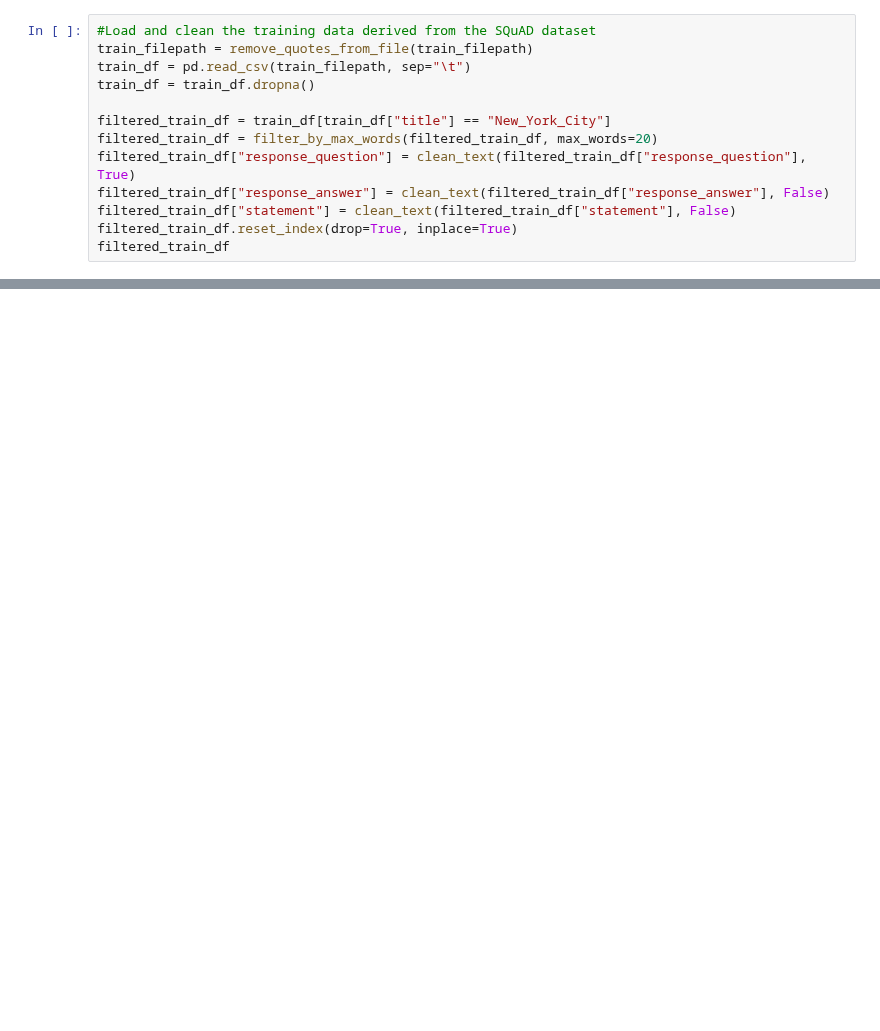
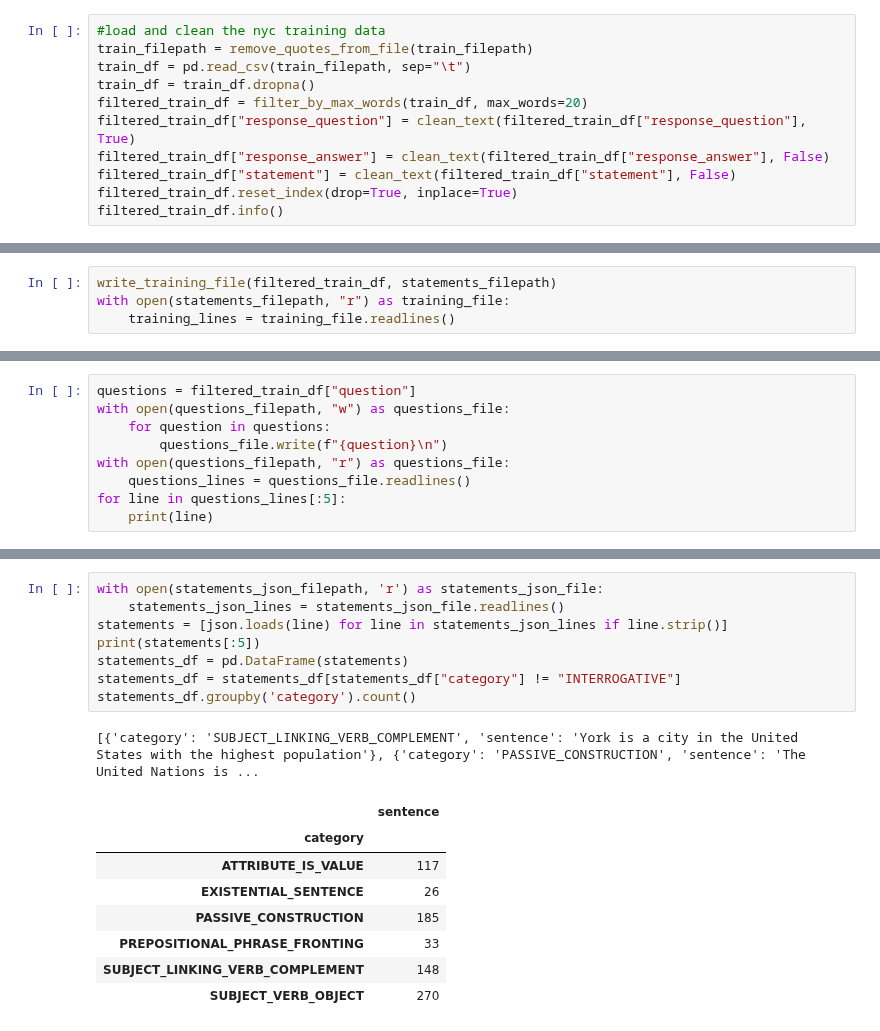
Before and after one commit to cjwalmsley/Training-and-evaluating-cognitive-language-models, a Jupyter notebook: annabell_pre_training.ipynb, the cells around one changed output, grey strips where cells are left out. Drawn from its saved outputs; the diff is of its cells as text; blank space fills up the shorter version.

```diff
--- a/annabell_pre_training.ipynb
+++ b/annabell_pre_training.ipynb
@@ -111,14 +27,12 @@ pre_training_questions
 # %%
-#Load and clean the training data derived from the SQuAD dataset
+#load and clean the nyc training data
 train_filepath = remove_quotes_from_file(train_filepath)
 train_df = pd.read_csv(train_filepath, sep="\t")
 train_df = train_df.dropna()
-
-filtered_train_df = train_df[train_df["title"] == "New_York_City"]
-filtered_train_df = filter_by_max_words(filtered_train_df, max_words=20)
+filtered_train_df = filter_by_max_words(train_df, max_words=20)
 filtered_train_df["response_question"] = clean_text(filtered_train_df["response_question"], True)
 filtered_train_df["response_answer"] = clean_text(filtered_train_df["response_answer"], False)
 filtered_train_df["statement"] = clean_text(filtered_train_df["statement"], False)
 filtered_train_df.reset_index(drop=True, inplace=True)
-filtered_train_df
+filtered_train_df.info()
 # %% [output]
@@ -198,0 +69,4 @@ cleaned_pre_training_statements
+# %%
+write_training_file(filtered_train_df, statements_filepath)
+with open(statements_filepath, "r") as training_file:
+    training_lines = training_file.readlines()
@@ -198,0 +75,9 @@ cleaned_pre_training_statements
+# %%
+questions = filtered_train_df["question"]
+with open(questions_filepath, "w") as questions_file:
+    for question in questions:
+        questions_file.write(f"{question}\n")
+with open(questions_filepath, "r") as questions_file:
+    questions_lines = questions_file.readlines()
+for line in questions_lines[:5]:
+    print(line)
@@ -198,0 +101,18 @@ cleaned_pre_training_statements
+# %%
+with open(statements_json_filepath, 'r') as statements_json_file:
+    statements_json_lines = statements_json_file.readlines()
+statements = [json.loads(line) for line in statements_json_lines if line.strip()]
+print(statements[:5])
+statements_df = pd.DataFrame(statements)
+statements_df = statements_df[statements_df["category"] != "INTERROGATIVE"]
+statements_df.groupby('category').count()
+# %% [output]
+[{'category': 'SUBJECT_LINKING_VERB_COMPLEMENT', 'sentence': 'York is a city in the United States with the highest population'}, {'category': 'PASSIVE_CONSTRUCTION', 'sentence': 'The United Nations is ...
+|  | sentence |
+| category |  |
+| ATTRIBUTE_IS_VALUE | 117 |
+| EXISTENTIAL_SENTENCE | 26 |
+| PASSIVE_CONSTRUCTION | 185 |
+| PREPOSITIONAL_PHRASE_FRONTING | 33 |
+| SUBJECT_LINKING_VERB_COMPLEMENT | 148 |
+| SUBJECT_VERB_OBJECT | 270 |
```
Also changed, not shown: parts of 27 cells of this notebook, 12 other files.
